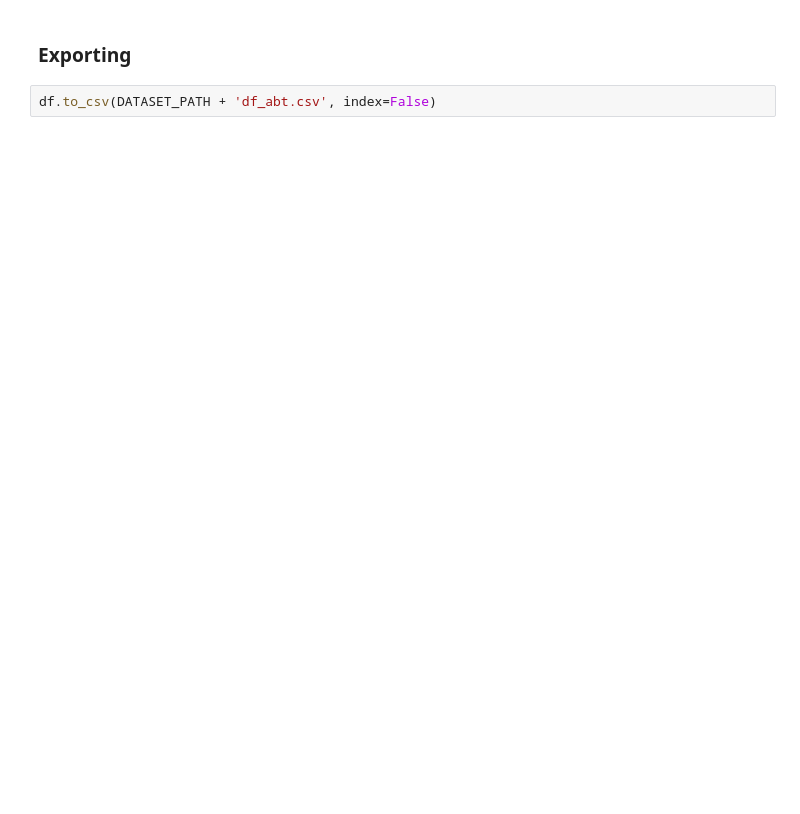
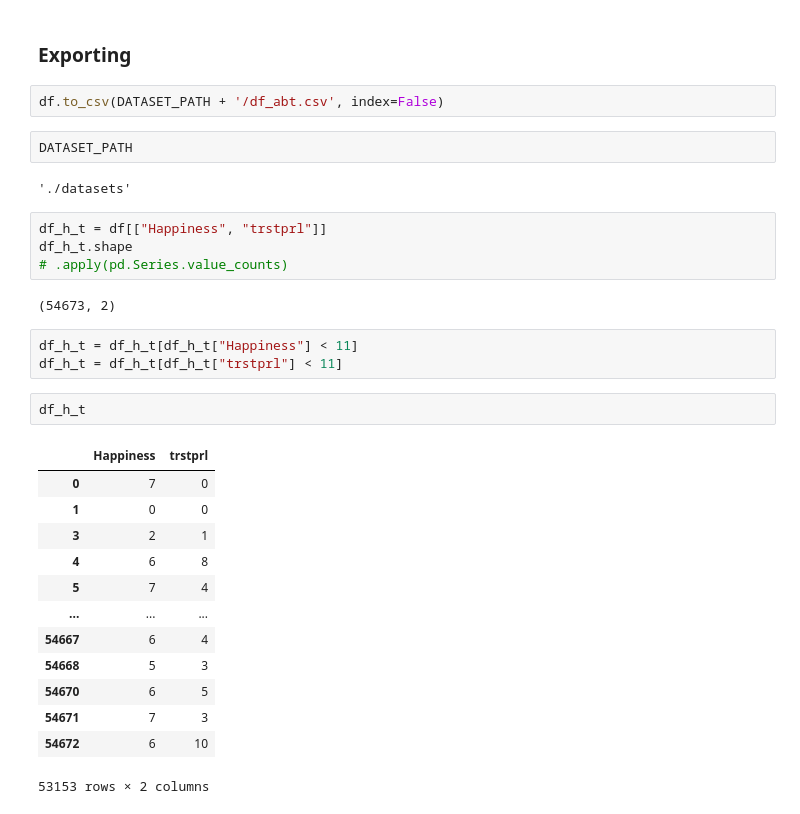
Before and after one commit to hasansalimkanmaz/data-visualization-course-assignment, a Jupyter notebook: Create ABT.ipynb, the cells around one changed output. Drawn from its saved outputs; the diff is of its cells as text; blank space fills up the shorter version.

```diff
--- a/Create ABT.ipynb
+++ b/Create ABT.ipynb
@@ -150,4 +150,33 @@ df.head()
 # %% [markdown]
 ### Exporting
 # %%
-df.to_csv(DATASET_PATH + 'df_abt.csv', index=False)
+df.to_csv(DATASET_PATH + '/df_abt.csv', index=False)
+# %%
+DATASET_PATH
+# %% [output]
+'./datasets'
+# %%
+df_h_t = df[["Happiness", "trstprl"]]
+df_h_t.shape
+# .apply(pd.Series.value_counts)
+# %% [output]
+(54673, 2)
+# %%
+df_h_t = df_h_t[df_h_t["Happiness"] < 11]
+df_h_t = df_h_t[df_h_t["trstprl"] < 11]
+# %%
+df_h_t
+# %% [output]
+|  | Happiness | trstprl |
+| 0 | 7 | 0 |
+| 1 | 0 | 0 |
+| 3 | 2 | 1 |
+| 4 | 6 | 8 |
+| 5 | 7 | 4 |
+| ... | ... | ... |
+| 54667 | 6 | 4 |
+| 54668 | 5 | 3 |
+| 54670 | 6 | 5 |
+| 54671 | 7 | 3 |
+| 54672 | 6 | 10 |
+53153 rows × 2 columns
```
Also changed, not shown: parts of 5 cells of this notebook, 2 other files.
